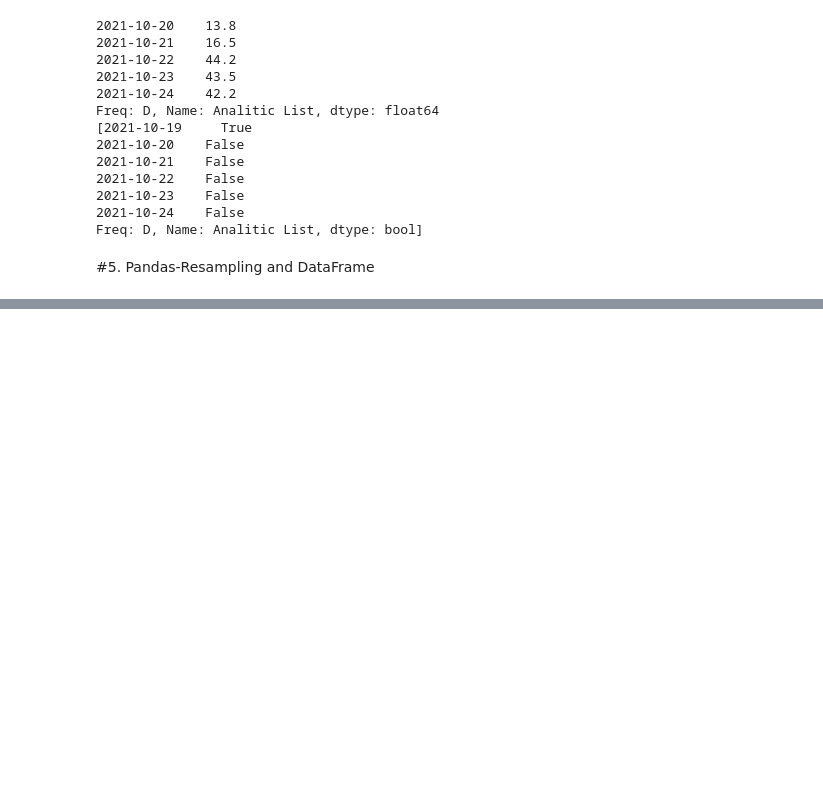
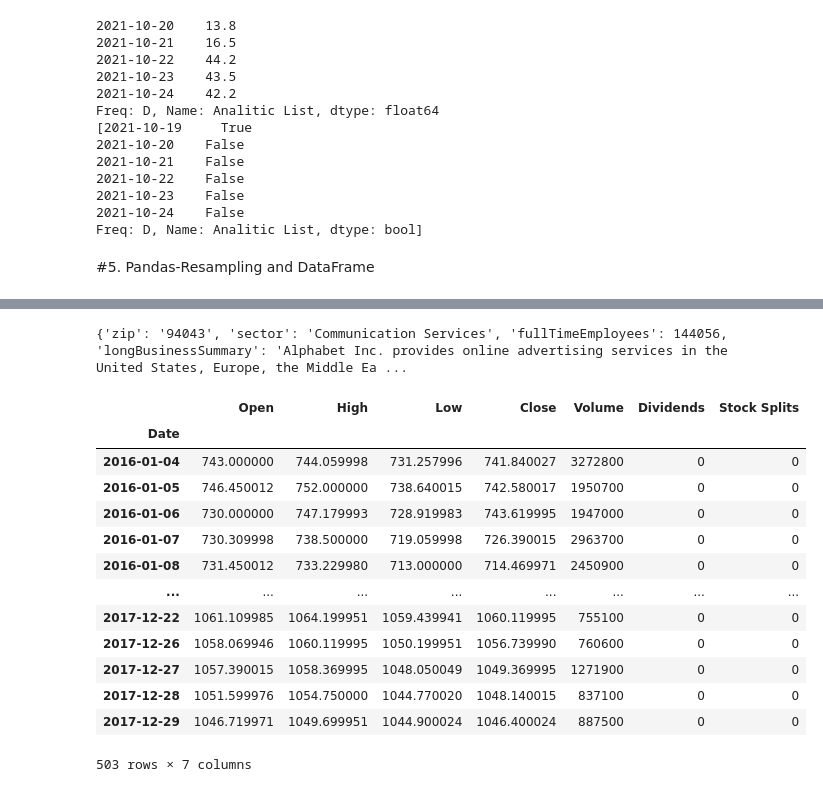
Before and after one commit to diegomoralesgr/MetNumUN2021II, a Jupyter notebook: dimorales_QuanconnectTutotials.ipynb, the cells around one changed output, grey strips where cells are left out. Cells and saved outputs as stored; diff of their text form; code cells hidden in the pictures; blank space fills up the shorter version.

```diff
--- a/dimorales_QuanconnectTutotials.ipynb
+++ b/dimorales_QuanconnectTutotials.ipynb
@@ -684,0 +685,27 @@ Requirement already satisfied: idna<3,>=2.5 in /usr/local/lib/python3.7/dist-pac
+# %%
+import yfinance as yf
+
+goog = yf.Ticker("GOOG")
+
+# get stock info
+print(goog.info)
+
+# get historical market data
+goog_table = goog.history(start="2016-01-01",  end="2017-12-31")
+goog_table
+# %% [output]
+{'zip': '94043', 'sector': 'Communication Services', 'fullTimeEmployees': 144056, 'longBusinessSummary': 'Alphabet Inc. provides online advertising services in the United States, Europe, the Middle Ea ...
+|  | Open | High | Low | Close | Volume | Dividends | Stock Splits |
+| Date |  |  |  |  |  |  |  |
+| 2016-01-04 | 743.000000 | 744.059998 | 731.257996 | 741.840027 | 3272800 | 0 | 0 |
+| 2016-01-05 | 746.450012 | 752.000000 | 738.640015 | 742.580017 | 1950700 | 0 | 0 |
+| 2016-01-06 | 730.000000 | 747.179993 | 728.919983 | 743.619995 | 1947000 | 0 | 0 |
+| 2016-01-07 | 730.309998 | 738.500000 | 719.059998 | 726.390015 | 2963700 | 0 | 0 |
+| 2016-01-08 | 731.450012 | 733.229980 | 713.000000 | 714.469971 | 2450900 | 0 | 0 |
+| ... | ... | ... | ... | ... | ... | ... | ... |
+| 2017-12-22 | 1061.109985 | 1064.199951 | 1059.439941 | 1060.119995 | 755100 | 0 | 0 |
+| 2017-12-26 | 1058.069946 | 1060.119995 | 1050.199951 | 1056.739990 | 760600 | 0 | 0 |
+| 2017-12-27 | 1057.390015 | 1058.369995 | 1048.050049 | 1049.369995 | 1271900 | 0 | 0 |
+| 2017-12-28 | 1051.599976 | 1054.750000 | 1044.770020 | 1048.140015 | 837100 | 0 | 0 |
+| 2017-12-29 | 1046.719971 | 1049.699951 | 1044.900024 | 1046.400024 | 887500 | 0 | 0 |
+503 rows × 7 columns
```
Also changed, not shown: parts of 10 cells of this notebook.
